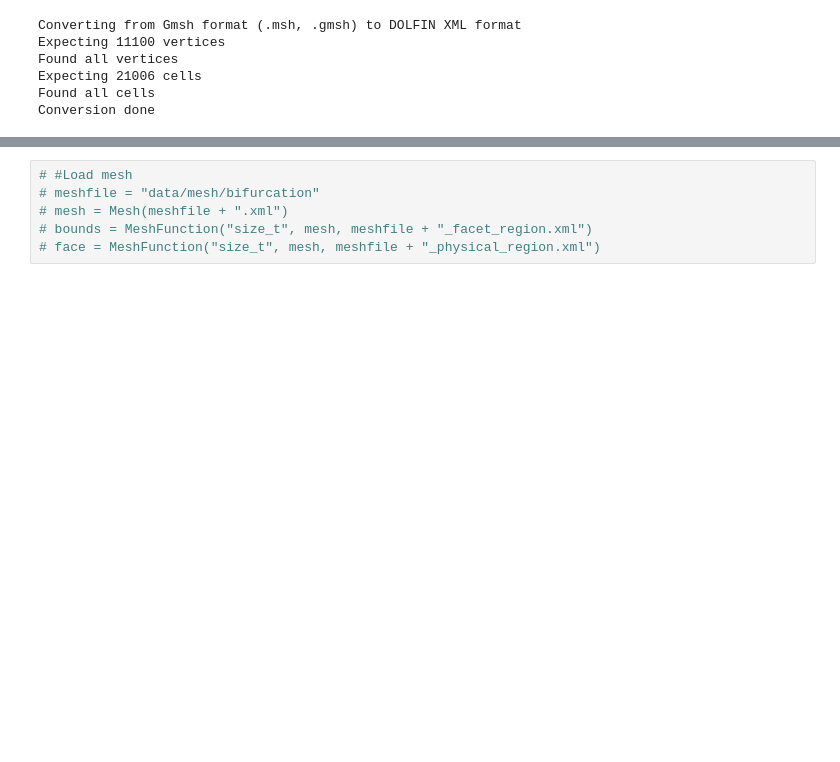
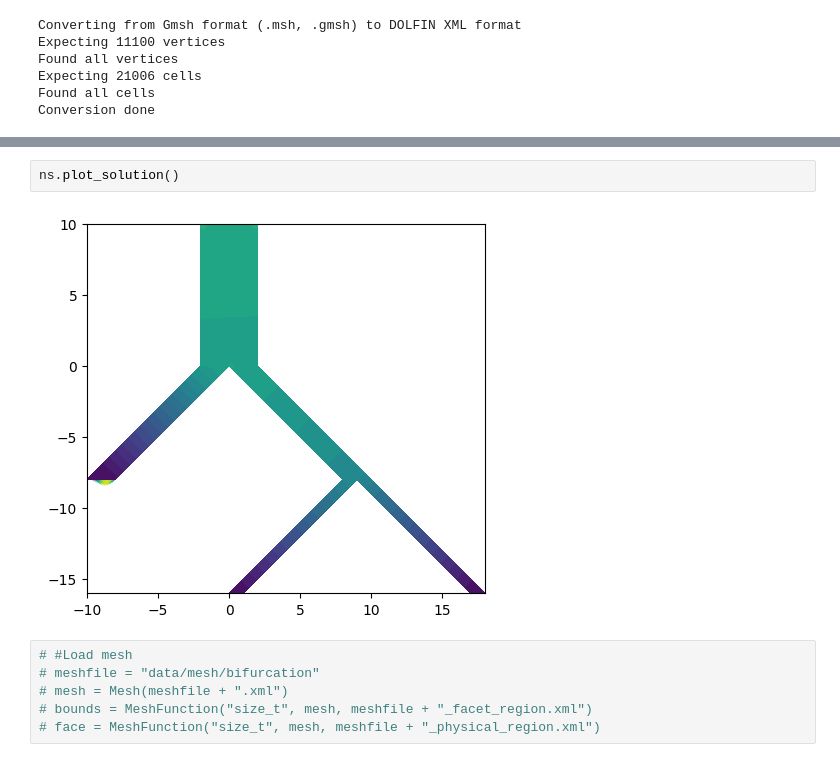
Before and after one commit to itsmebonny/pacsproj, a Jupyter notebook: bifurcation_ns.ipynb, the cells around one changed output, grey strips where cells are left out. Cells and saved outputs as stored; diff of their text form; blank space fills up the shorter version.

```diff
--- a/bifurcation_ns.ipynb
+++ b/bifurcation_ns.ipynb
@@ -23,3 +36,7 @@ face = mesh_load.face
+# %%
+ns.plot_solution()
+# %% [output]
+[figure, added]
 # %%
 # #Load mesh
 # meshfile = "data/mesh/bifurcation"
```
Also changed, not shown: parts of 4 cells of this notebook, 2 other files.
